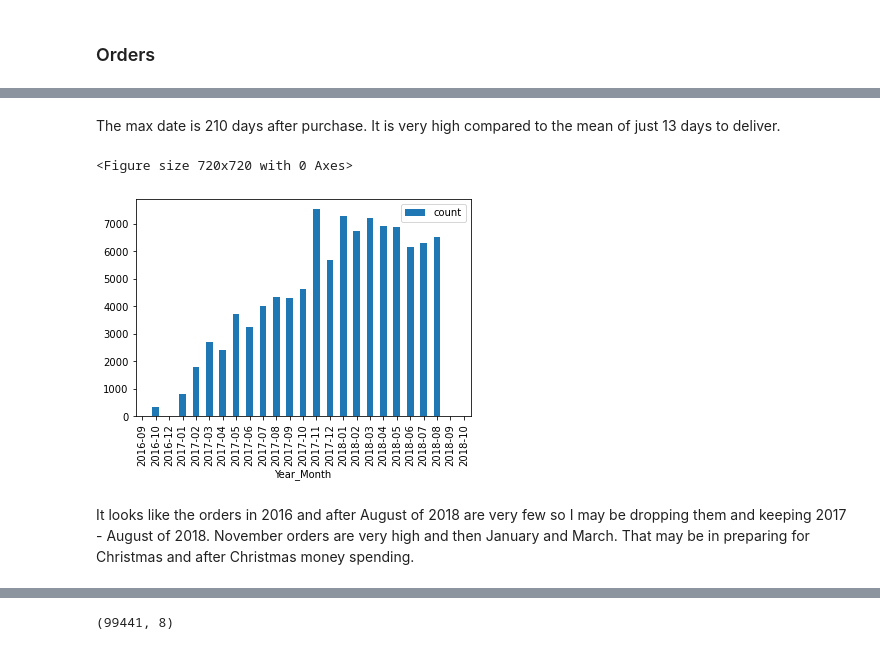
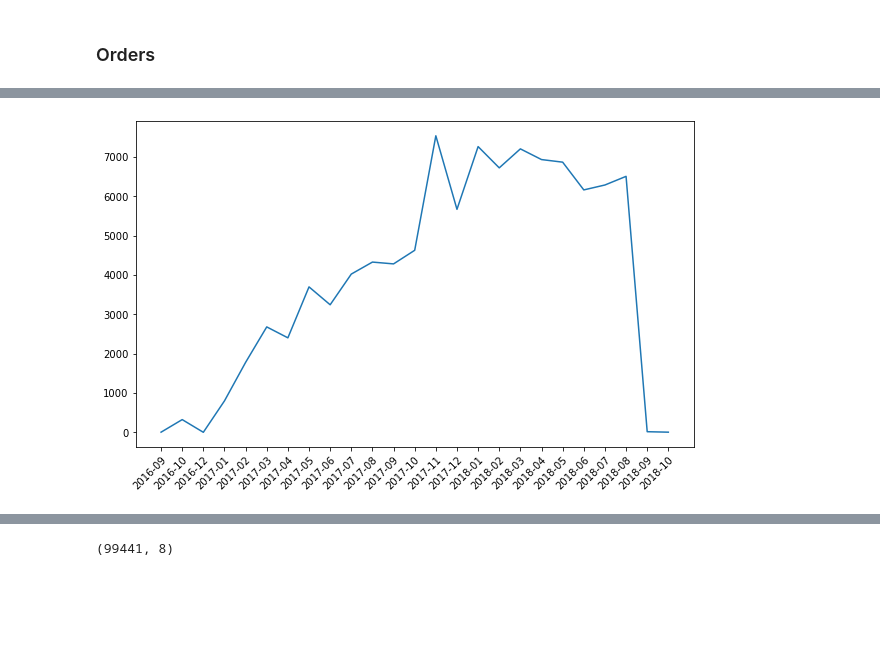
Before and after one commit to cableredi/BellevueUniv_MDS, a Jupyter notebook: DSC630/Course Project/Course_Project_CableKimberly.ipynb, the cells around one changed output, grey strips where cells are left out. Drawn from its saved outputs; the diff is of its cells as text; code cells hidden in the pictures; blank space fills up the shorter version.

```diff
--- a/DSC630/Course Project/Course_Project_CableKimberly.ipynb
+++ b/DSC630/Course Project/Course_Project_CableKimberly.ipynb
@@ -244,19 +118,15 @@ Name: order_delivery_days_diff, dtype: float64
-# %% [markdown]
-The max date is 210 days after purchase. It is very high compared to the mean of just 13 days to deliver.
 # %%
-# Purchase dates over time
-fig = plt.figure(figsize =(10, 10))
+# Check purchase timestamp over time
+orders_df_copy = orders_df.copy()
+orders_df_copy['year_month'] = orders_df_copy['order_purchase_timestamp'].map(lambda dt: dt.strftime('%Y-%m'))
 
-orders_per_month = orders_df.copy()
-orders_per_month['Year_Month'] = orders_per_month['order_purchase_timestamp'].map(lambda dt: dt.strftime('%Y-%m'))
+group_year_month = orders_df_copy.groupby('year_month')['order_id'].size().to_frame("count").reset_index()
 
-grouped_purchases = orders_per_month.groupby('Year_Month').size().to_frame("count").reset_index()
+fig, ax = plt.subplots(figsize = (10, 6))
 
-grouped_purchases.plot(kind = 'bar', x = 'Year_Month', y = 'count')
+plt.plot(group_year_month['year_month'], group_year_month['count'])
+plt.xticks(rotation = 45, ha = 'right', rotation_mode = 'anchor')
 
 plt.show()
 # %% [output]
-<Figure size 720x720 with 0 Axes>
-[figure, old version]
+[figure, new version]
-# %% [markdown]
-It looks like the orders in 2016 and after August of 2018 are very few so I may be dropping them and keeping 2017 - August of 2018.  November orders are very high and then January and March.  That may be in preparing for Christmas and after Christmas money spending.
```
Also changed, not shown: parts of 225 cells of this notebook, 5 other files.
